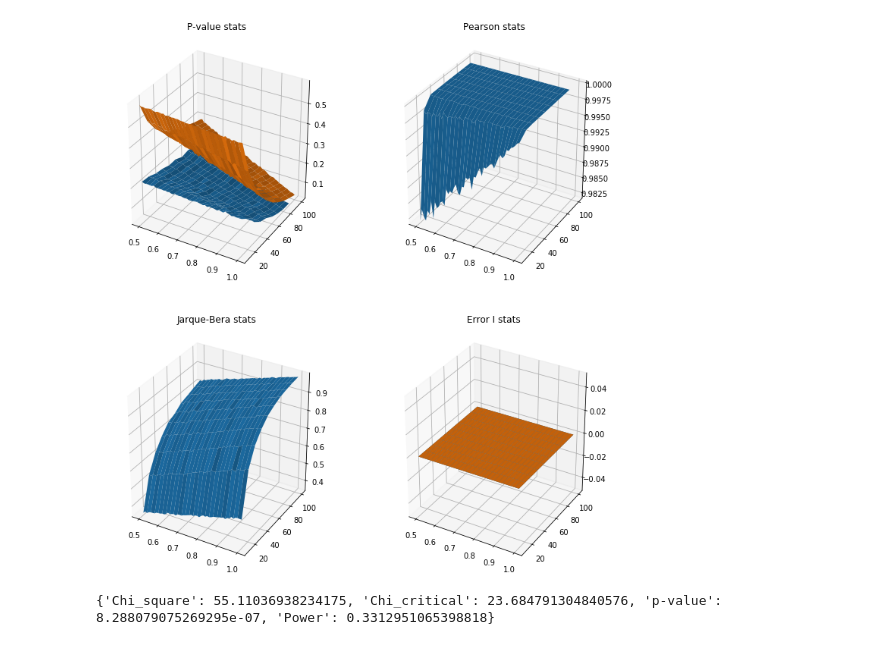
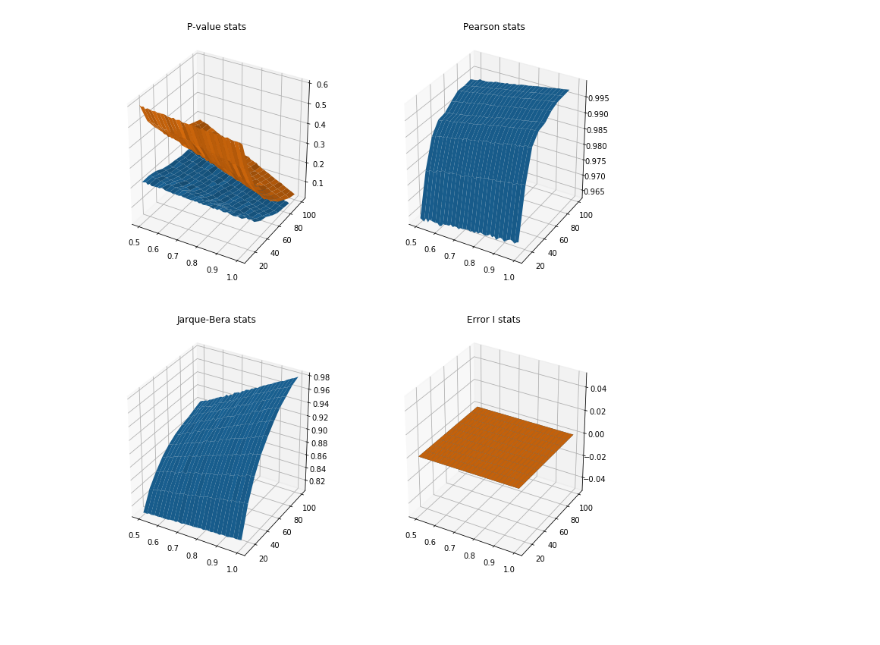
Before and after one commit to SkymeFactor/AppMath, a Jupyter notebook: Lab2/Lab-2.ipynb, the cells around one changed output. Saved outputs shown, nothing was run; the diff lists cells and outputs as text; code cells hidden in the pictures; blank space fills up the shorter version.

Commit message:
feat: stats pwr computing updated

```diff
--- a/Lab2/Lab-2.ipynb
+++ b/Lab2/Lab-2.ipynb
@@ -87,7 +88,7 @@ def pearson_test(distribution, significance_level):
     # calculate the p-value
     p_value = 1 - chi2.cdf(chi_sqare, k)
     # compute the statistical power
-    power = smp.NormalIndPower().solve_power((chi_sqare - m) / sd, n, significance_level)
+    power = smp.NormalIndPower().solve_power(np.sqrt(chi_sqare / n), n, significance_level)
     return {"Chi_square" : chi_sqare, "Chi_critical" : chi_critical, "p-value" : p_value, "Power" : power}
 
 '''
@@ -99,7 +100,7 @@ Parameters:
 Returns:
     map of Jarque_Bera and p-value
 '''
-def jarque_bera_test (distribution):
+def jarque_bera_test (distribution, significance_level):
     # get the array size
     n = distribution.shape[0]
     # compute the mean value
@@ -115,7 +116,7 @@ def jarque_bera_test (distribution):
     # compute the p-value
     p_value = 1 - chi2.cdf(test_score, 2)
     # compute the statistical power
-    power = smp.NormalIndPower().solve_power((test_score - m) / sd, n, 0.05)
+    power = smp.NormalIndPower().solve_power(np.sqrt(test_score / n), n, significance_level)
     return {"Jarque_Bera" : test_score, "p-value" : p_value, "Power" : power}
 # %%
 #arr = generate_distribution(100, 0)
@@ -147,49 +148,42 @@ for it_size in enumerate(n):
         # generate $(count) samples
         for it in range(count):
             arr = generate_distribution(it_size[1], it_prob[1])
-            pr = pearson_test(arr[1], 0.05)
-            jb = jarque_bera_test(arr[1])
+            pr = pearson_test(arr[1], p)
+            jb = jarque_bera_test(arr[1], p)
             # bind resulting scores to the temporary arrays
             pr_pval = np.append(pr_pval, pr["p-value"])
             jb_pval = np.append(jb_pval, jb["p-value"])
             pr_stat = np.append(pr_stat, pr["Power"])
             jb_stat = np.append(jb_stat, jb["Power"])
             # check if there are some type I errors
             if (arr[0] == 'normal' and pr_pval < p):
                 eresp[it_size[0], it_prob[0]] += 1
             if (arr[0] == 'normal' and jb_pval < p):
                 eresj[it_size[0], it_prob[0]] += 1
         # extract mean values of the temporary arrays
         presp[it_size[0], it_prob[0]] = np.mean(pr_pval)
         presj[it_size[0], it_prob[0]] = np.mean(jb_pval)
         sresp[it_size[0], it_prob[0]] = np.mean(pr_stat)
         sresj[it_size[0], it_prob[0]] = np.mean(jb_stat)
 
 # build plots
 fig = plt.figure(figsize=(12, 13))
 ax1 = fig.add_subplot(2, 2, 1, projection='3d')
 ax1.plot_surface(X, Y, presp)
 ax1.plot_surface(X, Y, presj)
 ax1.title.set_text('P-value stats')
 ax2 = fig.add_subplot(2, 2, 2, projection='3d')
 ax2.plot_surface(X, Y, sresp)
 ax2.title.set_text('Pearson stats')
 ax3 = fig.add_subplot(2, 2, 3, projection='3d')
 ax3.plot_surface(X, Y, sresj)
 ax3.title.set_text('Jarque-Bera stats')
 ax4 = fig.add_subplot(2, 2, 4, projection='3d')
 ax4.plot_surface(X, Y, eresp)
 ax4.plot_surface(X, Y, eresj)
 ax4.title.set_text('Error I stats')
 # %% [output]
-[figure, old version]
+[figure, new version]
-# %%
-import statsmodels.stats.power as smp
-
-arr = generate_distribution(100, 0.0)
-print(pearson_test(arr[1], 0.05))
-# %% [output]
-{'Chi_square': 55.11036938234175, 'Chi_critical': 23.684791304840576, 'p-value': 8.288079075269295e-07, 'Power': 0.3312951065398818}
 # %%
 '''
 from numpy import e, inf
```
Also changed, not shown: parts of 1 cell of this notebook.
